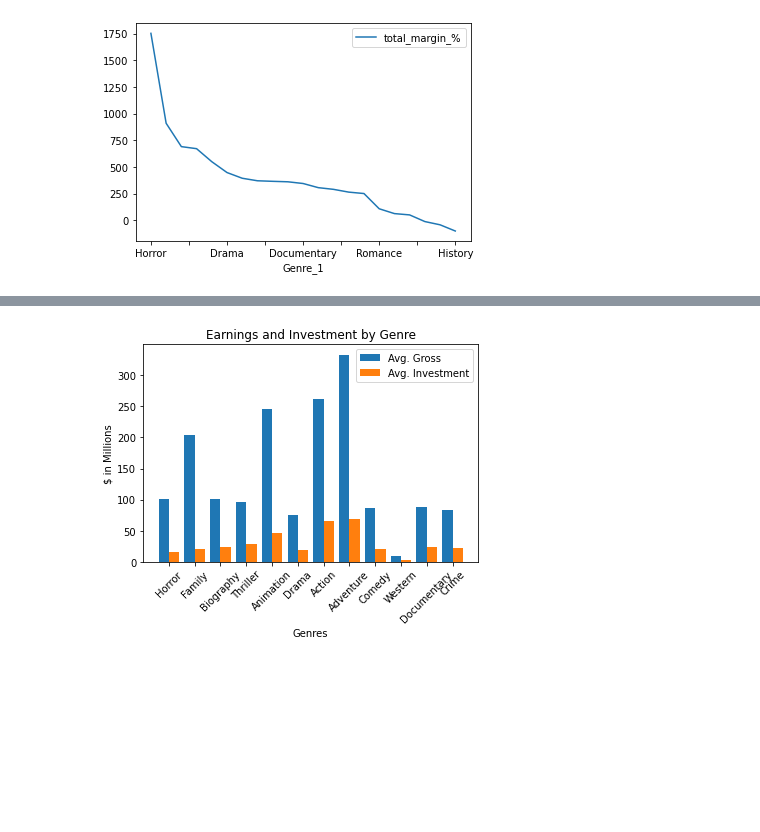
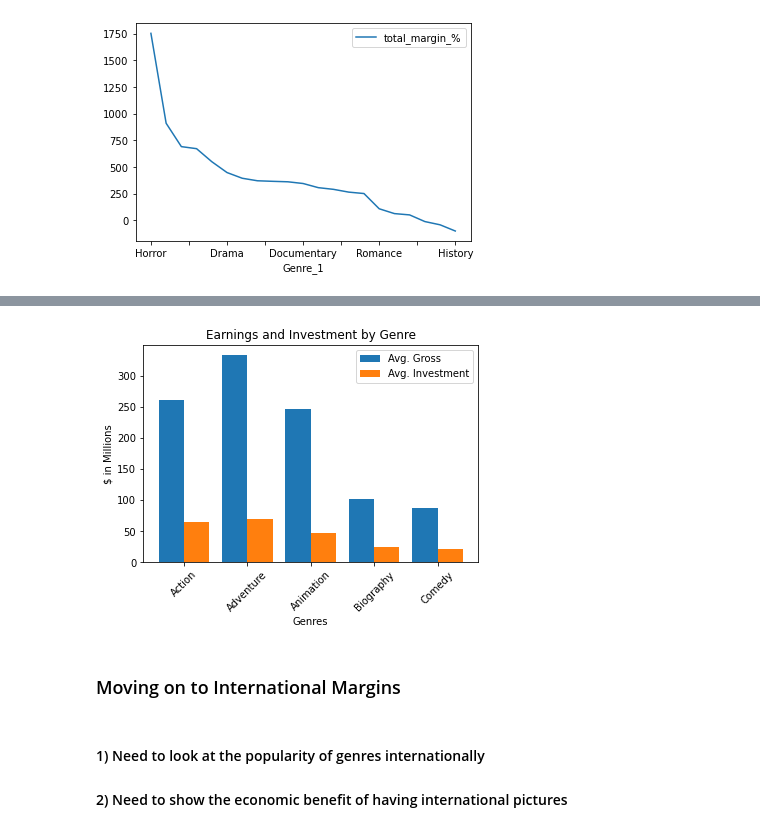
Before and after one commit to brandmend/MovieDataProject, a Jupyter notebook: Movie_Notebook_v1.ipynb, the cells around one changed output, grey strips where cells are left out. Drawn from its saved outputs; the diff is of its cells as text; code cells hidden in the pictures; blank space fills up the shorter version.

```diff
--- a/Movie_Notebook_v1.ipynb
+++ b/Movie_Notebook_v1.ipynb
@@ -623,7 +643,7 @@ genre1_margins = pd.DataFrame(genre_budgets.groupby('Genre_1').mean())
 genre2_margins = pd.DataFrame(genre_budgets.groupby('Genre_2').mean())
 genre3_margins = pd.DataFrame(genre_budgets.groupby('Genre_3').mean())
 # %%
-genre_margins = pd.DataFrame(genre1_margins.sort_values(ascending=False))
+genre_margins = pd.DataFrame(pd.DataFrame(genre_budgets.groupby('Genre_1').mean())['total_margin_%'])
 genre_margins.drop(index='Unkown',inplace=True)
 genre_margins
 # %% [output]
@@ -769,19 +786,19 @@ Name: total_gross, dtype: float64
 # %%
-X = list(genre_financials.head(12).index)
-Y = genre_financials.head(12)['total_gross']
-Z = genre_financials.head(12)['production_budget']
+X = list(genre_financials.head(5).index)
+Y = genre_financials.head(5)['total_gross']
+Z = genre_financials.head(5)['production_budget']
 
 X_axis = np.arange(len(X))
 
 plt.bar(X_axis - 0.2, Y, 0.4, label = 'Avg. Gross')
 plt.bar(X_axis + 0.2, Z, 0.4, label = 'Avg. Investment')
 
 plt.xticks(X_axis, X)
 plt.xticks(rotation = 45)
 plt.xlabel("Genres")
 plt.ylabel("$ in Millions")
 plt.title("Earnings and Investment by Genre")
 plt.legend()
 plt.show()
 # %% [output]
-[figure, old version]
+[figure, new version]
@@ -787,0 +807,5 @@ plt.show()
+# %% [markdown]
+### Moving on to International Margins
+# %% [markdown]
+####  1) Need to look at the popularity of genres internationally
+####  2) Need to show the economic benefit of having international pictures
```
Also changed, not shown: parts of 29 cells of this notebook.
